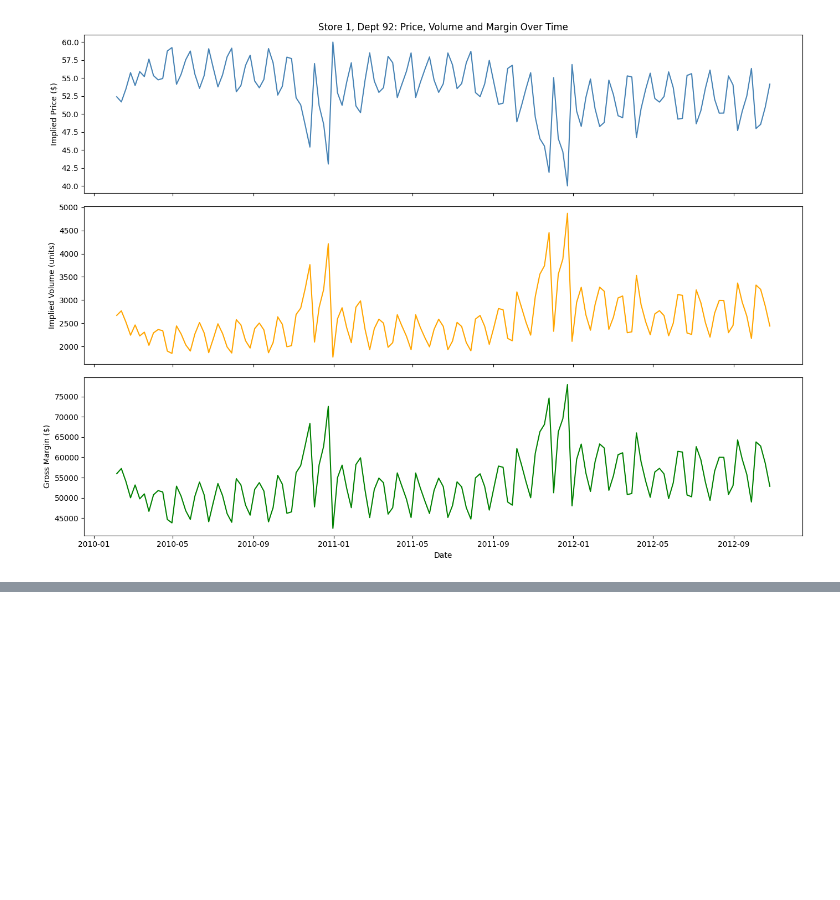
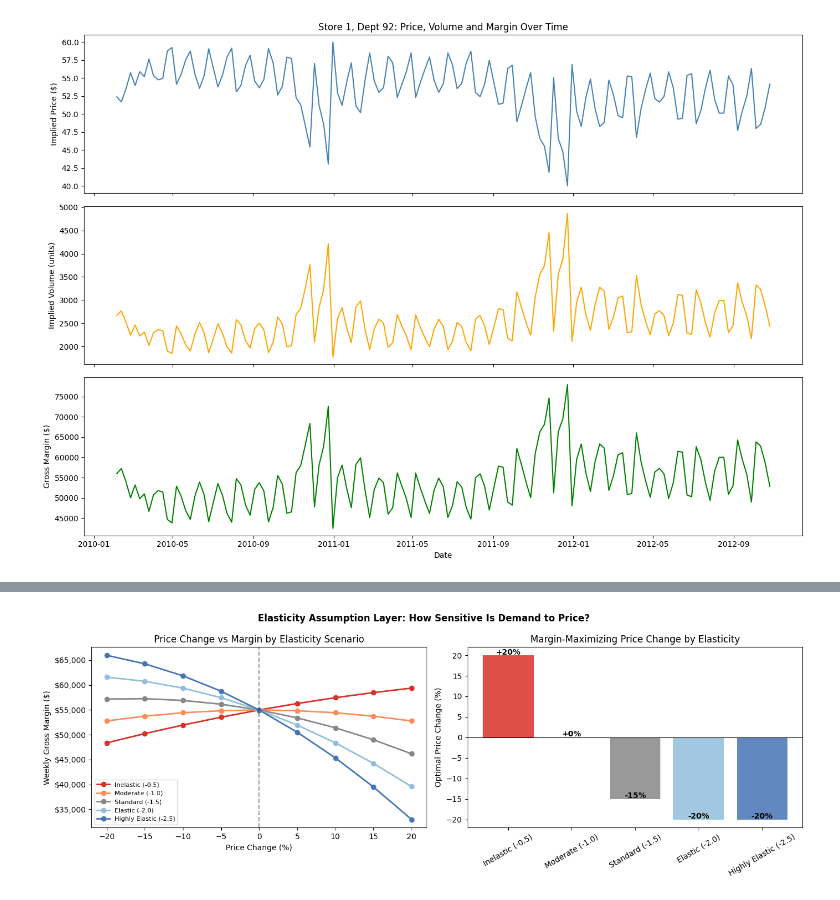
Before and after one commit to Snjkmr162/The_Pricing_Analytics_Toolkit, a Jupyter notebook: notebooks/week3_dashboard/Week3_Price_Volume_Margin.ipynb, the cells around one changed output, grey strips where cells are left out. Saved outputs shown, nothing was run; the diff lists cells and outputs as text; code cells hidden in the pictures; blank space fills up the shorter version.

```diff
--- a/notebooks/week3_dashboard/Week3_Price_Volume_Margin.ipynb
+++ b/notebooks/week3_dashboard/Week3_Price_Volume_Margin.ipynb
@@ -180,0 +247,20 @@ plt.show()
+# %%
+optimal_prices = []
+
+for scenario, elasticity in elasticity_scenarios.items():
+    scenario_df = elasticity_df[elasticity_df["Scenario"] == scenario]
+    best_row = scenario_df.loc[scenario_df["New_Margin"].idxmax()]
+    optimal_prices.append({
+        "Scenario": scenario,
+        "Elasticity": elasticity,
+        "Optimal_Price_Change": best_row["Price_Change_Pct"],
+        "Optimal_Price": best_row["New_Price"],
+        "Optimal_Margin": best_row["New_Margin"],
+        "Margin_vs_Base": best_row["Margin_vs_Base"]
+    })
+
+optimal_df = pd.DataFrame(optimal_prices)
+print("Optimal price point by elasticity scenario:")
+print(optimal_df[["Scenario", "Optimal_Price_Change",
+                   "Optimal_Price", "Optimal_Margin",
+                   "Margin_vs_Base"]].round(2).to_string(index=False))
@@ -180,0 +275,38 @@ plt.show()
+# %%
+fig, axes = plt.subplots(1, 2, figsize=(14, 5))
+
+colors = ["#d73027", "#fc8d59", "#878787", "#91bfdb", "#4575b4"]
+
+# Left: price change vs margin under different elasticity assumptions
+for (scenario, elasticity), color in zip(elasticity_scenarios.items(), colors):
+    subset = elasticity_df[elasticity_df["Scenario"] == scenario]
+    axes[0].plot(subset["Price_Change_Pct"], subset["New_Margin"],
+                 marker="o", label=scenario, color=color, linewidth=2)
+
+axes[0].axvline(x=0, color="black", linestyle="--", alpha=0.4)
+axes[0].set_xlabel("Price Change (%)")
+axes[0].set_ylabel("Weekly Gross Margin ($)")
+axes[0].set_title("Price Change vs Margin by Elasticity Scenario")
+axes[0].legend(fontsize=8)
+axes[0].yaxis.set_major_formatter(plt.FuncFormatter(lambda y, _: f"${y:,.0f}"))
+
+# Right: optimal price change per scenario
+bars = axes[1].bar(optimal_df["Scenario"],
+                   optimal_df["Optimal_Price_Change"],
+                   color=colors, alpha=0.85)
+axes[1].set_ylabel("Optimal Price Change (%)")
+axes[1].set_title("Margin-Maximizing Price Change by Elasticity")
+axes[1].tick_params(axis="x", rotation=30)
+axes[1].axhline(y=0, color="black", linewidth=0.8)
+for bar, val in zip(bars, optimal_df["Optimal_Price_Change"]):
+    axes[1].text(bar.get_x() + bar.get_width()/2,
+                 bar.get_height() + 0.2,
+                 f"{val:+.0f}%", ha="center", fontweight="bold")
+
+plt.suptitle("Elasticity Assumption Layer: How Sensitive Is Demand to Price?",
+             fontsize=12, fontweight="bold")
+plt.tight_layout()
+plt.savefig("week3_day12_elasticity.png", dpi=150)
+plt.show()
+# %% [output]
+[figure, added]
```
Also changed, not shown: parts of 2 cells of this notebook.
